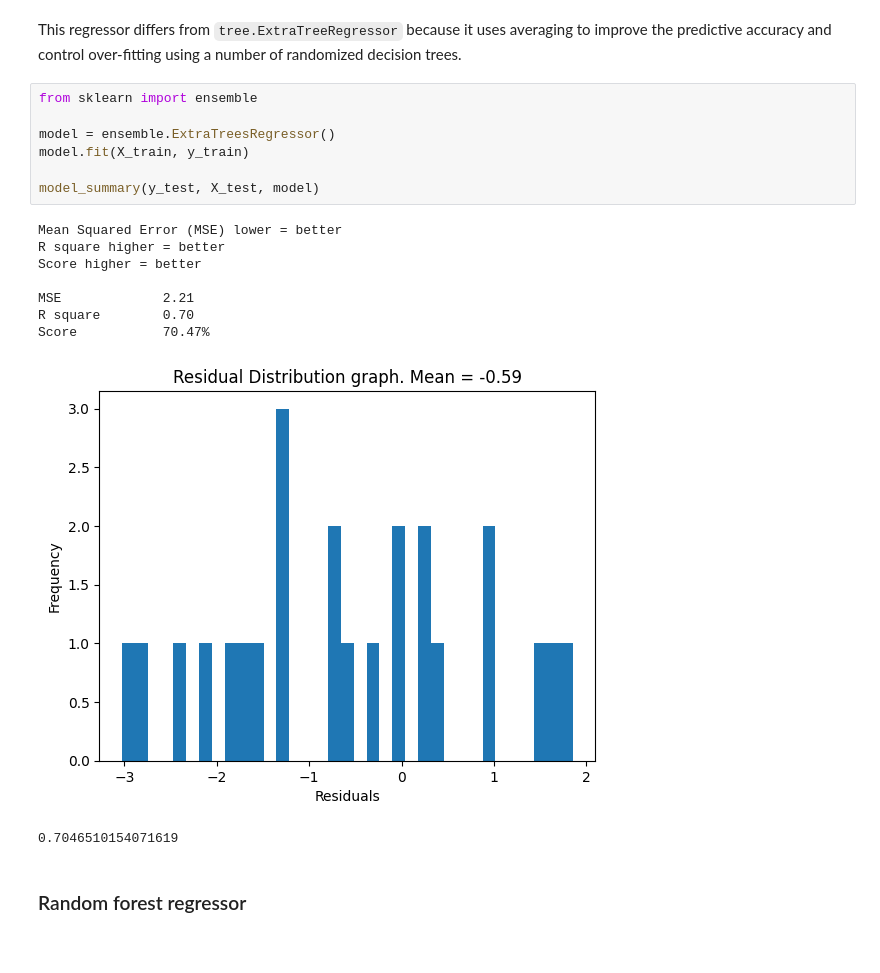
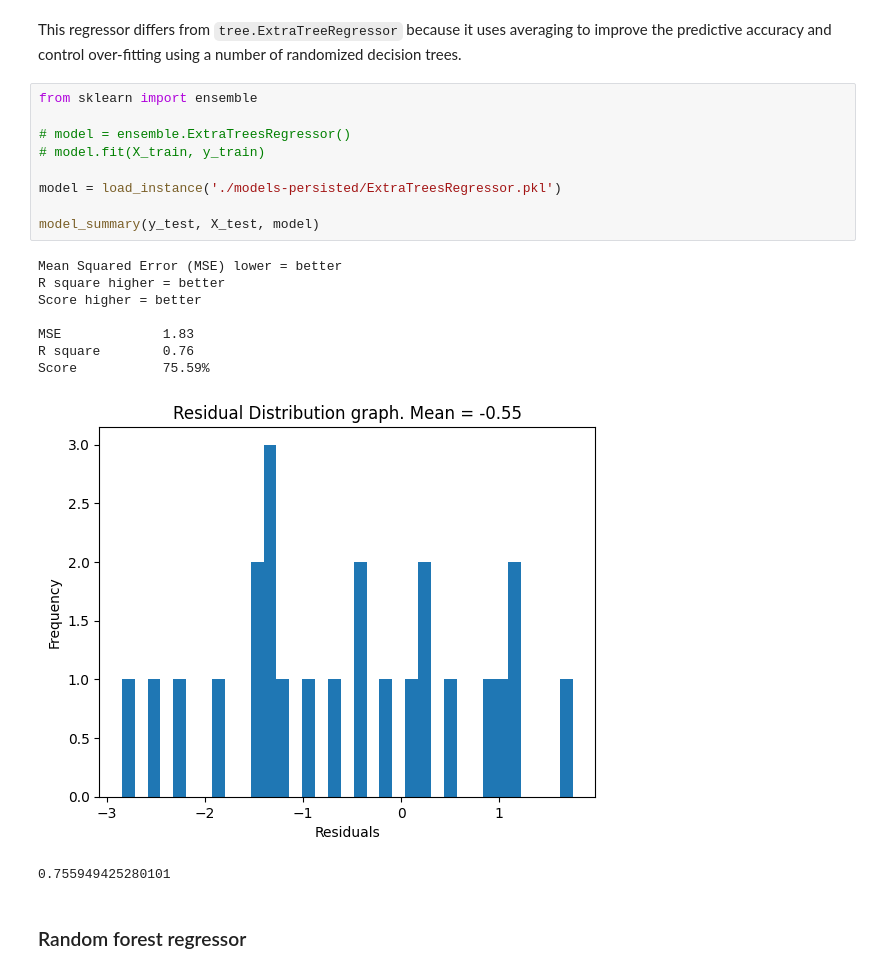
Before and after one commit to Raphael-Marchetti-Calciolari/projects-tcc-imt-2023, a Jupyter notebook: scripts/models.ipynb, the cells around one changed output. Cells and saved outputs as stored; diff of their text form.

```diff
--- a/scripts/models.ipynb
+++ b/scripts/models.ipynb
@@ -455,20 +505,22 @@ This regressor differs from `tree.ExtraTreeRegressor` because it uses averaging
 # %%
 from sklearn import ensemble
 
-model = ensemble.ExtraTreesRegressor()
-model.fit(X_train, y_train)
+# model = ensemble.ExtraTreesRegressor()
+# model.fit(X_train, y_train)
+
+model = load_instance('./models-persisted/ExtraTreesRegressor.pkl')
 
 model_summary(y_test, X_test, model)
 # %% [output]
 Mean Squared Error (MSE) lower = better
 R square higher = better
 Score higher = better
 
-MSE             2.21
-R square        0.70
-Score           70.47%
+MSE             1.83
+R square        0.76
+Score           75.59%
-[figure, old version]
+[figure, new version]
-0.7046510154071619
+0.755949425280101
 # %% [markdown]
 ### Random forest regressor
 # %%
```
Also changed, not shown: parts of 11 cells of this notebook, 7 other files.
